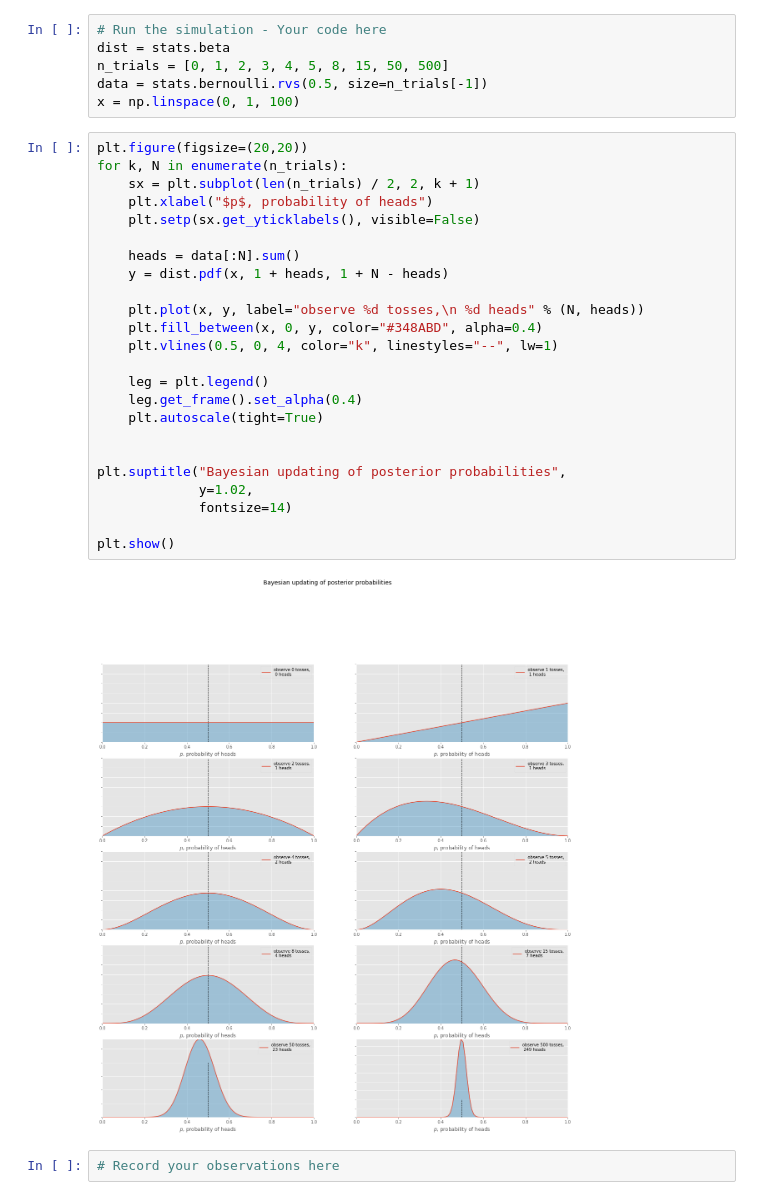
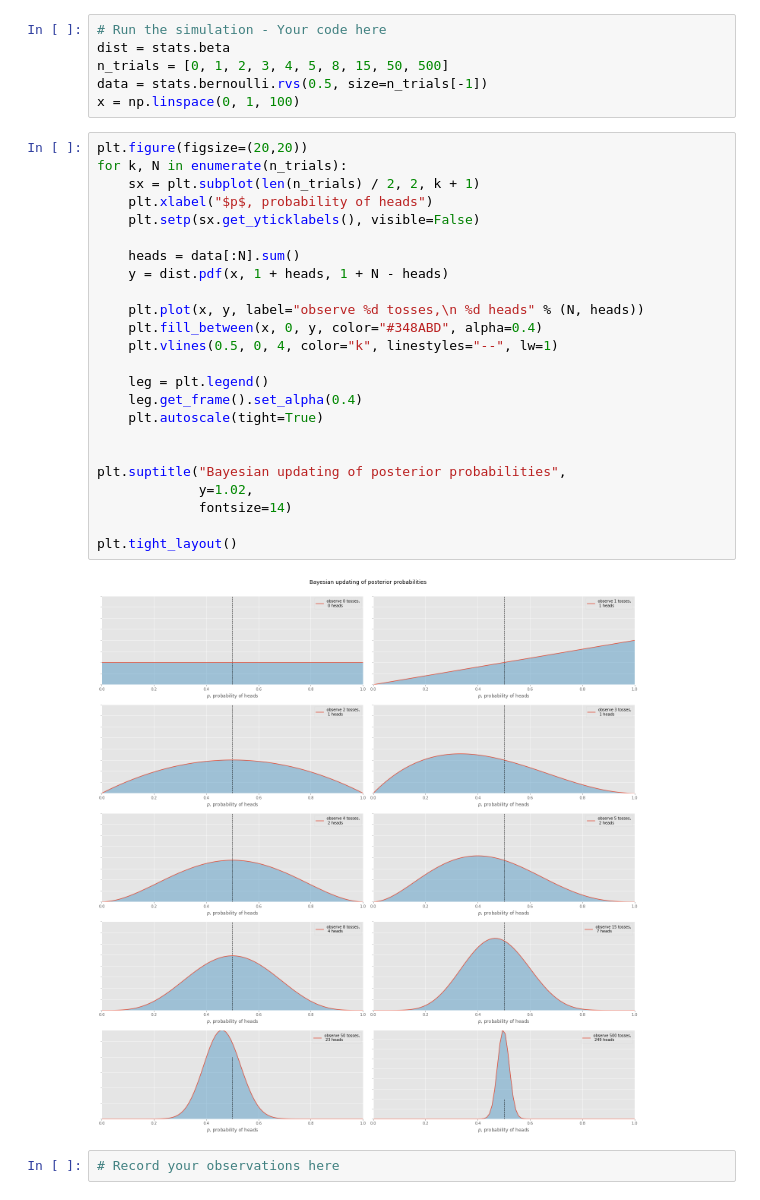
Before and after one commit to briansrebrenik/dsc-2-21-14-bayesian-frameowork-lab-nyc-career-ds-102218, a Jupyter notebook: index.ipynb, the cells around one changed output. Cells and saved outputs as stored; diff of their text form.

```diff
--- a/index.ipynb
+++ b/index.ipynb
@@ -47,29 +47,29 @@ x = np.linspace(0, 1, 100)
 # %%
 plt.figure(figsize=(20,20))
 for k, N in enumerate(n_trials):
     sx = plt.subplot(len(n_trials) / 2, 2, k + 1)
     plt.xlabel("$p$, probability of heads")
     plt.setp(sx.get_yticklabels(), visible=False)
 
     heads = data[:N].sum()
     y = dist.pdf(x, 1 + heads, 1 + N - heads)
 
     plt.plot(x, y, label="observe %d tosses,\n %d heads" % (N, heads))
     plt.fill_between(x, 0, y, color="#348ABD", alpha=0.4)
     plt.vlines(0.5, 0, 4, color="k", linestyles="--", lw=1)
 
     leg = plt.legend()
     leg.get_frame().set_alpha(0.4)
     plt.autoscale(tight=True)
 
 
 plt.suptitle("Bayesian updating of posterior probabilities",
              y=1.02,
              fontsize=14)
 
-plt.show()
+plt.tight_layout()
 # %% [output]
-[figure, old version]
+[figure, new version]
 # %%
 # Record your observations here
 # %% [markdown]
```
